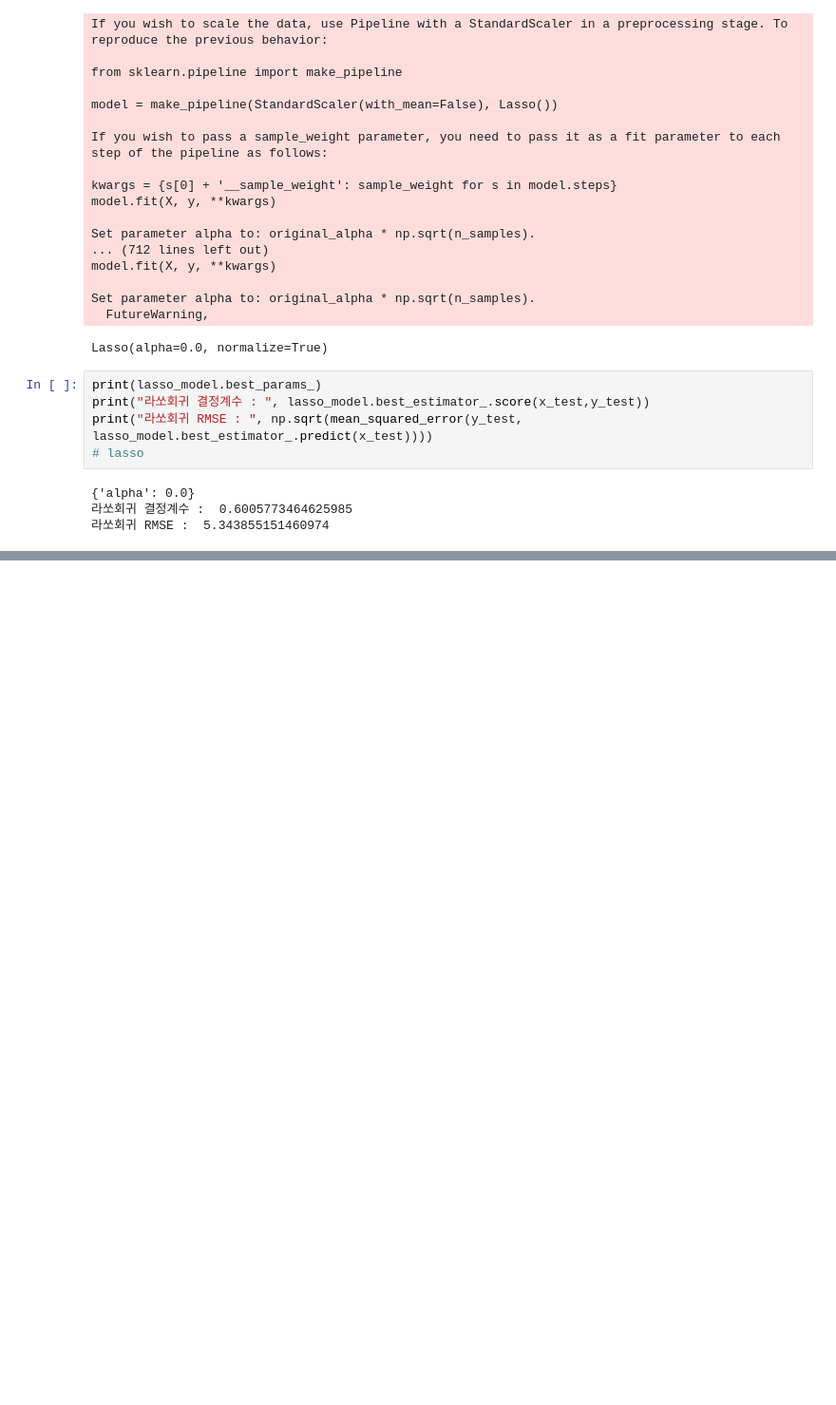
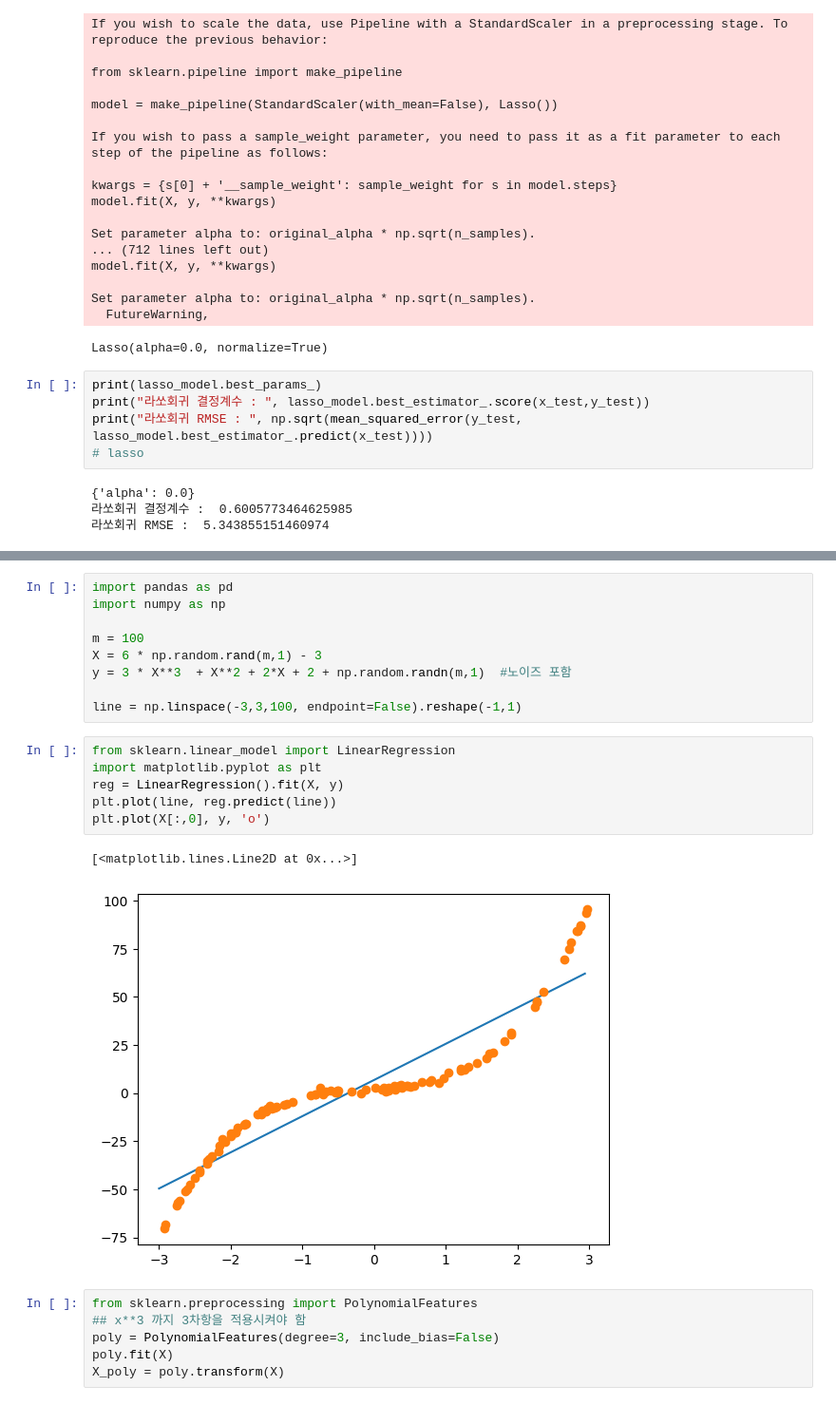
Before and after one commit to wanjuson/analyst_engineer, a Jupyter notebook: ADP_실습_통계/21회기출분석_v2.ipynb, the cells around one changed output, grey strips where cells are left out. Shown at 95% size. Saved outputs shown, nothing was run; the diff lists cells and outputs as text; blank space fills up the shorter version.

```diff
--- a/ADP_실습_통계/21회기출분석_v2.ipynb
+++ b/ADP_실습_통계/21회기출분석_v2.ipynb
@@ -376,0 +385,24 @@ print("라쏘회귀 RMSE : ", np.sqrt(mean_squared_error(y_test, lasso_model.bes
+# %%
+import pandas as pd
+import numpy as np
+
+m = 100
+X = 6 * np.random.rand(m,1) - 3
+y = 3 * X**3  + X**2 + 2*X + 2 + np.random.randn(m,1)  #노이즈 포함
+
+line = np.linspace(-3,3,100, endpoint=False).reshape(-1,1)
+# %%
+from sklearn.linear_model import LinearRegression
+import matplotlib.pyplot as plt
+reg = LinearRegression().fit(X, y)
+plt.plot(line, reg.predict(line))
+plt.plot(X[:,0], y, 'o')
+# %% [output]
+[<matplotlib.lines.Line2D at 0x...>]
+[figure, added]
+# %%
+from sklearn.preprocessing import PolynomialFeatures
+## x**3 까지 3차항을 적용시켜야 함
+poly = PolynomialFeatures(degree=3, include_bias=False)
+poly.fit(X)
+X_poly = poly.transform(X)
```
Also changed, not shown: parts of 14 cells of this notebook.
